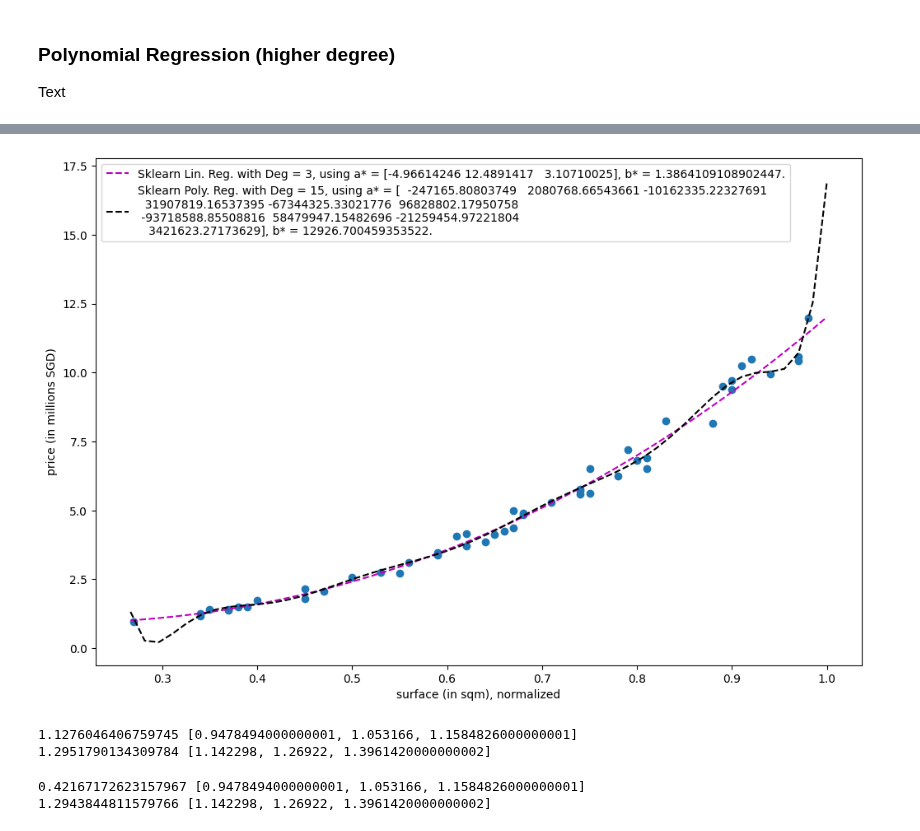
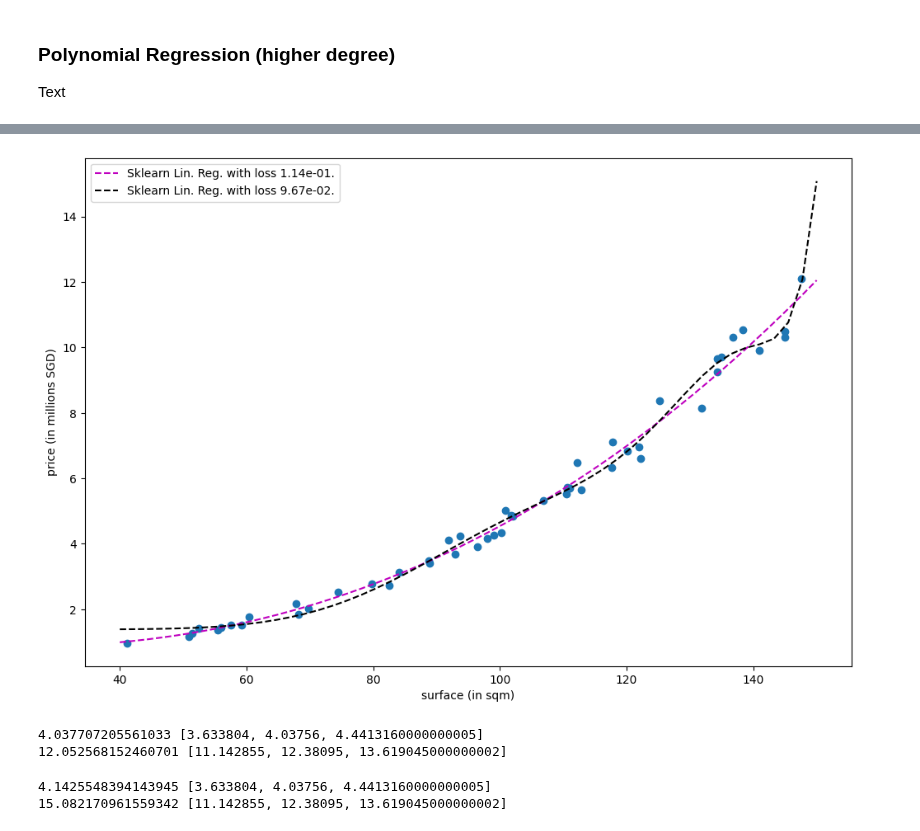
Before and after one commit to matthieudemari/SUTD_DL_50_039, a Jupyter notebook: W1/0. All/Code files/3. Polynomial Regression, Train-Test Splitting and Overfitting-Underfitting.ipynb, the cells around one changed output, grey strips where cells are left out. Cells and saved outputs as stored; diff of their text form; code cells hidden in the pictures.

```diff
--- a/W1/0. All/Code files/3. Polynomial Regression, Train-Test Splitting and Overfitting-Underfitting.ipynb
+++ b/W1/0. All/Code files/3. Polynomial Regression, Train-Test Splitting and Overfitting-Underfitting.ipynb
@@ -150,8 +150,14 @@ print(a_sk, b_sk)
 # %% [markdown]
 As before with the *linreg()* function, which we used to produce lists of values for displaying the model on matplotlib, we can come up with a *polyreg()* function. It basically does the same thing, but by using a polynomial function instead of a linear one. As explained in Notebook 2., we will rely on the *predict()* method, to be used on our trained model.
-# %%
-def polyreg(poly_reg_model, n_degree, min_surf, max_surf, n_points = 50):
-    return [(x, poly_reg_model.predict(np.array([[x**(i+1) for i in range(n_degree)]]))) for x in np.linspace(min_surf/max_surf, 1, n_points)]
+# %%
+def polyreg(poly_reg_model, n_degree, min_surf, max_surf, n_points = 50):
+    return [(x, poly_reg_model.predict(np.array([[x**(i+1) for i in range(n_degree)]]))) for x in np.linspace(min_surf, max_surf, n_points)]
+# %%
+def loss_mse_poly(poly_reg_model, n_degree, inputs, outputs):
+    values = [(y, poly_reg_model.predict(np.array([[x**(i+1) for i in range(n_degree)]]))[0]) for x, y in zip(inputs, outputs)]
+    losses = [(v[0] - v[1])**2 for v in values]
+    val = sum(losses)/len(inputs)
+    return '{:.2e}'.format(val)
 # %% [markdown]
 Finally, we provide a display, showing the optimal linear regression model, in magenta, below.
 
@@ -179,7 +186,7 @@ plt.show()
 Text
 # %%
 # Preparing polynomial features for our dataset
-n_degree2 = 10
+n_degree2 = 15
 sk_poly2 = PolynomialFeatures(degree = n_degree2, include_bias = False)
 sk_poly_inputs2 = sk_poly2.fit_transform(sk_inputs.reshape(-1, 1))
 print(sk_poly_inputs2)
@@ -216,25 +223,27 @@ print(a_sk2, b_sk2)
 # %%
 # Display dataset
 plt.figure(figsize = (12, 8))
 plt.scatter(inputs, outputs)
-plt.xlabel("surface (in sqm), normalized")
+plt.xlabel("surface (in sqm)")
 plt.ylabel("price (in millions SGD)")
 
 # Optimal linreg
 polyreg_dataset = polyreg(poly_reg_model, n_degree, min_surf, max_surf, n_points)
-legend = "Sklearn Lin. Reg. with Deg = 3, using a* = {}, b* = {}.".format(a_sk, b_sk)
+loss1 = loss_mse_poly(poly_reg_model, n_degree, inputs, outputs)
+legend = "Sklearn Lin. Reg. with loss {}.".format(loss1)
 plt.plot(get_x_list(polyreg_dataset), get_y_list(polyreg_dataset), 'm--', label = legend)
 
 # Optimal linreg
 polyreg_dataset2 = polyreg(poly_reg_model2, n_degree2, min_surf, max_surf, n_points)
-legend2 = "Sklearn Poly. Reg. with Deg = 15, using a* = {}, b* = {}.".format(a_sk2, b_sk2)
-plt.plot(get_x_list(polyreg_dataset2), get_y_list(polyreg_dataset2), 'k--', label = legend2)
+loss2 = loss_mse_poly(poly_reg_model2, n_degree2, inputs, outputs)
+legend = "Sklearn Lin. Reg. with loss {}.".format(loss2)
+plt.plot(get_x_list(polyreg_dataset2), get_y_list(polyreg_dataset2), 'k--', label = legend)
 
 # Display
 plt.legend(loc='best')
 plt.show()
 # %% [output]
-[figure, old version]
+[figure, new version]
 # %%
 def theoretical_values(surface, max_surf):
     avg_val = round((100000 + 14373*surface + 3*surface**3))/1000000
@@ -242,22 +251,22 @@ def theoretical_values(surface, max_surf):
     max_val = 1.1*avg_val
     return [min_val, avg_val, max_val]
 # %%
-new_appt_surface1 = 46
-pred_price1 = poly_reg_model.predict(np.array([[(new_appt_surface1/max_surf)**(i+1) for i in range(n_degree)]]))[0]
+new_appt_surface1 = 95
+pred_price1 = poly_reg_model.predict(np.array([[(new_appt_surface1)**(i+1) for i in range(n_degree)]]))[0]
 print(pred_price1, theoretical_values(new_appt_surface1, max_surf))
-new_appt_surface2 = 52
-pred_price2 = poly_reg_model.predict(np.array([[(new_appt_surface2/max_surf)**(i+1) for i in range(n_degree)]]))[0]
+new_appt_surface2 = 150
+pred_price2 = poly_reg_model.predict(np.array([[(new_appt_surface2)**(i+1) for i in range(n_degree)]]))[0]
 print(pred_price2, theoretical_values(new_appt_surface2, max_surf))
 # %% [output]
-1.1276046406759745 [0.9478494000000001, 1.053166, 1.1584826000000001]
-1.2951790134309784 [1.142298, 1.26922, 1.3961420000000002]
+4.037707205561033 [3.633804, 4.03756, 4.4413160000000005]
+12.052568152460701 [11.142855, 12.38095, 13.619045000000002]
 # %%
-new_appt_surface1 = 46
-pred_price1b = poly_reg_model2.predict(np.array([[(new_appt_surface1/max_surf)**(i+1) for i in range(n_degree2)]]))[0]
+new_appt_surface1 = 95
+pred_price1b = poly_reg_model2.predict(np.array([[(new_appt_surface1)**(i+1) for i in range(n_degree2)]]))[0]
 print(pred_price1b, theoretical_values(new_appt_surface1, max_surf))
-new_appt_surface2 = 52
-pred_price2b = poly_reg_model2.predict(np.array([[(new_appt_surface2/max_surf)**(i+1) for i in range(n_degree2)]]))[0]
+new_appt_surface2 = 150
+pred_price2b = poly_reg_model2.predict(np.array([[(new_appt_surface2)**(i+1) for i in range(n_degree2)]]))[0]
 print(pred_price2b, theoretical_values(new_appt_surface2, max_surf))
 # %% [output]
-0.42167172623157967 [0.9478494000000001, 1.053166, 1.1584826000000001]
-1.2943844811579766 [1.142298, 1.26922, 1.3961420000000002]
+4.1425548394143945 [3.633804, 4.03756, 4.4413160000000005]
+15.082170961559342 [11.142855, 12.38095, 13.619045000000002]
```
Also changed, not shown: parts of 10 cells of this notebook, 1 other file.
